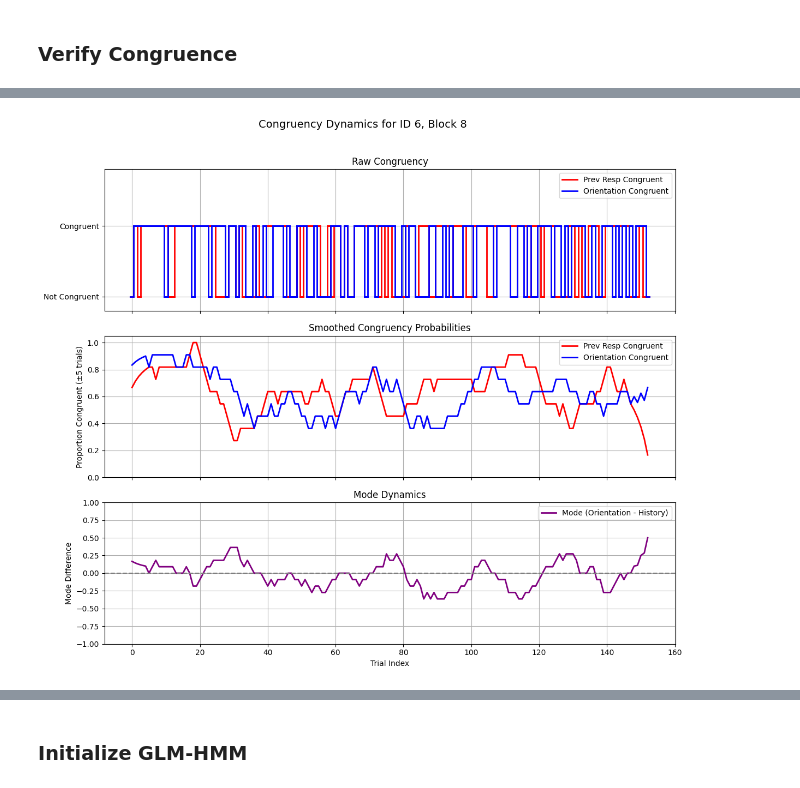
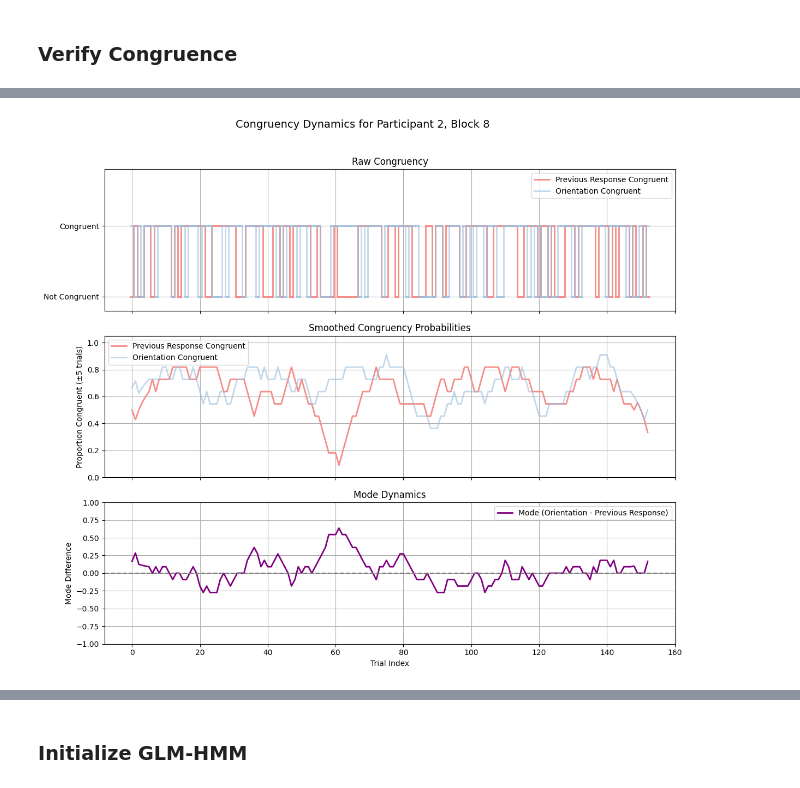
Before and after one commit to cocoltre/Visual-Perception, a Jupyter notebook: GLM_HMM_predictive_templates.ipynb, the cells around one changed output, grey strips where cells are left out. Drawn from its saved outputs; the diff is of its cells as text; code cells hidden in the pictures.

Commit message:
en d of congruency'

```diff
--- a/GLM_HMM_predictive_templates.ipynb
+++ b/GLM_HMM_predictive_templates.ipynb
@@ -338,5 +336,5 @@ final_df["orientation_congruent"] = np.where(
 # %%
-selected_id = 6     # from 1 to 6
+selected_id = 2     # from 1 to 6
 selected_block = 8  # from 1 to 10
 window_size = 5     # ±5 trials
 
@@ -347,14 +345,14 @@ x = np.arange(len(df_congruence))
 y1 = df_congruence["prev_resp_congruent"].values
 y2 = df_congruence["orientation_congruent"].values
 
-def draw_step_signal(ax, x, y, color):
+def draw_step_signal(ax, x, y, color, alpha=1):
     for i in range(len(x) - 1):
-        ax.plot([x[i]-0.5, x[i]+0.5], [y[i], y[i]], color=color, linewidth=2)
+        ax.plot([x[i]-0.5, x[i]+0.5], [y[i], y[i]], color=color, linewidth=2, alpha=alpha)
         if y[i] == y[i+1]:
-            ax.plot([x[i]+0.5, x[i+1]+0.5], [y[i], y[i+1]], color=color, linewidth=2)
+            ax.plot([x[i]+0.5, x[i+1]+0.5], [y[i], y[i+1]], color=color, linewidth=2, alpha=alpha)
         else:
-            ax.vlines(x[i]+0.5, 0, 1, colors=color, linewidth=2)
-            ax.plot([x[i]+0.5, x[i+1]+0.5], [y[i+1], y[i+1]], color=color, linewidth=2)
+            ax.vlines(x[i]+0.5, 0, 1, colors=color, linewidth=2, alpha=alpha)
+            ax.plot([x[i]+0.5, x[i+1]+0.5], [y[i+1], y[i+1]], color=color, linewidth=2, alpha=alpha)
 
 def smooth_congruency(arr, window):
     return np.array([
@@ -370,43 +368,44 @@ mode = y2_smooth - y1_smooth
 fig, axs = plt.subplots(3, 1, figsize=(12, 10), sharex=True)
 
 # 1. Step plot of raw congruencies
-draw_step_signal(axs[0], x, y1, color="red")
-draw_step_signal(axs[0], x, y2, color="blue")
+draw_step_signal(axs[0], x, y1, color="#f58d88")
+draw_step_signal(axs[0], x, y2, color="#9bbedc", alpha=0.6)
 axs[0].set_ylim(-0.2, 1.8)
 axs[0].set_yticks([0, 1])
 axs[0].set_yticklabels(["Not Congruent", "Congruent"])
 axs[0].set_title("Raw Congruency")
 legend_elements = [
-    Line2D([0], [0], color='red', lw=2, label='Prev Resp Congruent'),
-    Line2D([0], [0], color='blue', lw=2, label='Orientation Congruent')
+    Line2D([0], [0], color='#f58d88', lw=2, label='Previous Response Congruent'),
+    Line2D([0], [0], color='#9bbedc', lw=2, label='Orientation Congruent', alpha=0.6)
 ]
 axs[0].legend(handles=legend_elements)
 axs[0].grid(True)
 
 # 2. Smoothed probabilities
-axs[1].plot(x, y1_smooth, label="Prev Resp Congruent", color="red", linewidth=2)
-axs[1].plot(x, y2_smooth, label="Orientation Congruent", color="blue", linewidth=2)
+axs[1].plot(x, y1_smooth, label="Previous Response Congruent", color="#f58d88", linewidth=2)
+axs[1].plot(x, y2_smooth, label="Orientation Congruent", color="#9bbedc", linewidth=2, alpha=0.6)
 axs[1].set_ylim(0, 1.05)
 axs[1].set_ylabel("Proportion Congruent (±5 trials)")
 axs[1].set_title("Smoothed Congruency Probabilities")
 axs[1].legend()
 axs[1].grid(True)
 
 # 3. Mode
-axs[2].plot(x, mode, color="purple", linewidth=2, label="Mode (Orientation - History)")
+axs[2].plot(x, mode, color="purple", linewidth=2, label="Mode (Orientation - Previous Response)")
 axs[2].axhline(0, color="gray", linestyle="--", linewidth=1.5)
 axs[2].set_ylim(-1, 1)
 axs[2].set_xlabel("Trial Index")
 axs[2].set_ylabel("Mode Difference")
 axs[2].set_title("Mode Dynamics")
 axs[2].legend()
 axs[2].grid(True)
 
-plt.suptitle(f"Congruency Dynamics for ID {selected_id}, Block {selected_block}", fontsize=14, y=1.02)
+plt.suptitle(f"Congruency Dynamics for Participant {selected_id}, Block {selected_block}", fontsize=14, y=1.02)
 plt.tight_layout()
 
-plt.savefig(root_dir + f'/plots/{test_type}/congruency.png', bbox_inches="tight")
+if save_data:
+    plt.savefig(root_dir + f'/plots/{test_type}/congruency.png', bbox_inches="tight")
 
 plt.show()
 # %% [output]
-[figure, old version]
+[figure, new version]
```
Also changed, not shown: parts of 2 cells of this notebook, 9 other files.
